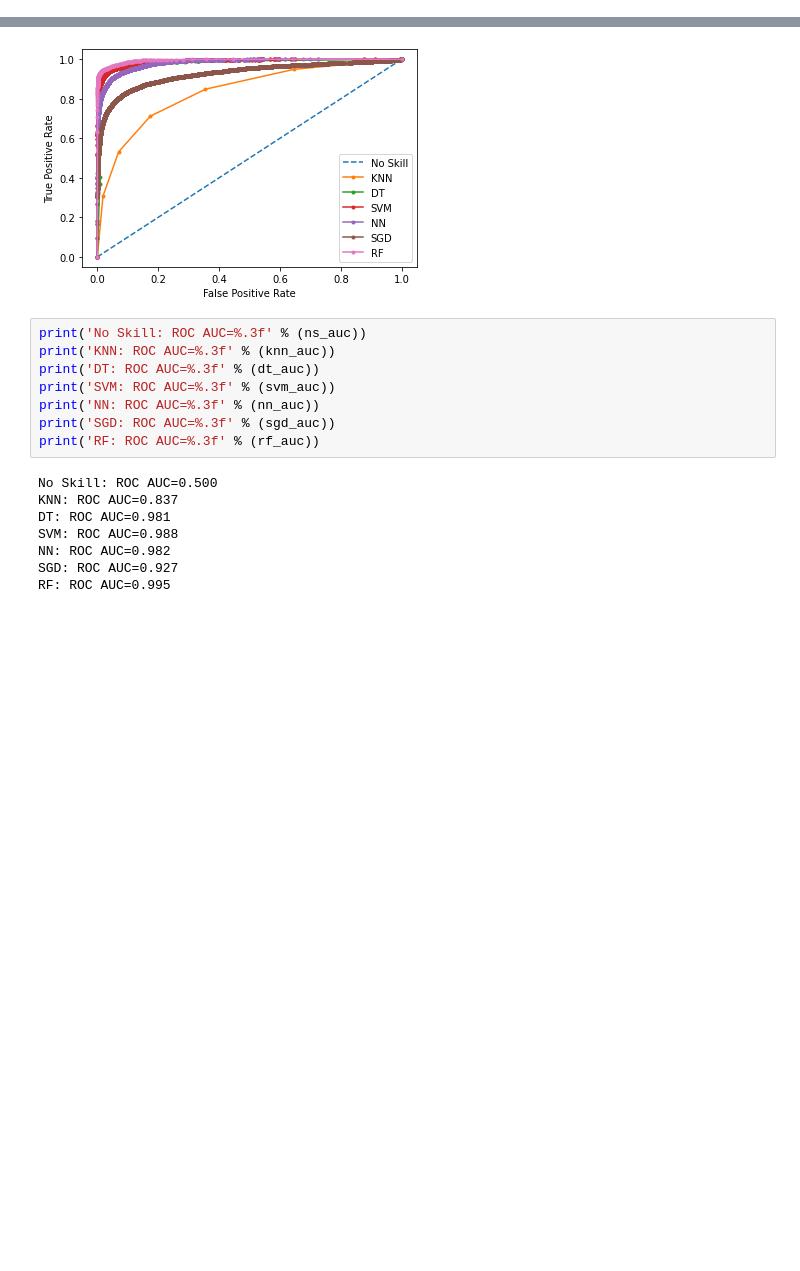
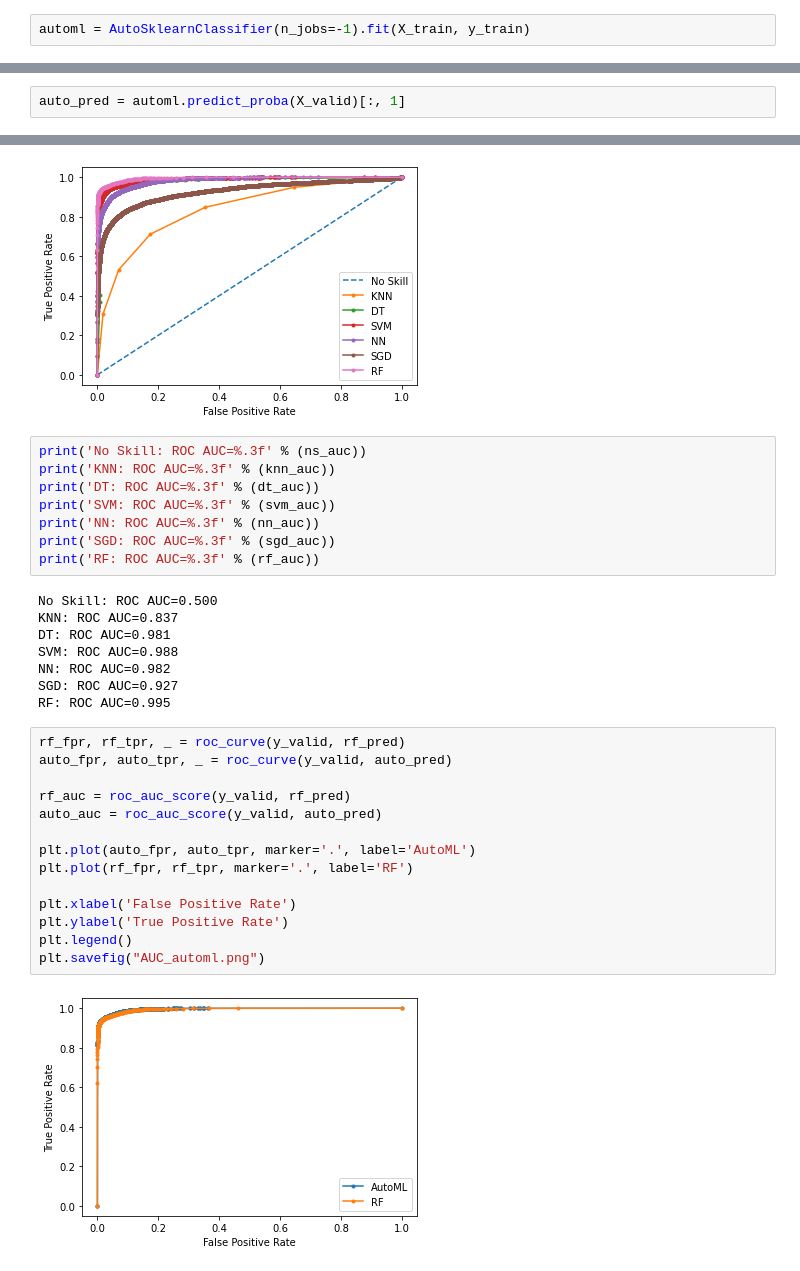
Before and after one commit to ivankras/CS582-MiniProject1, a Jupyter notebook: code/11_AUC.ipynb, the cells around one changed output, grey strips where cells are left out. Cells and saved outputs as stored; diff of their text form; blank space fills up the shorter version.

Commit message:
AUC all models complete, autoML vs best model WIP

```diff
--- a/code/11_AUC.ipynb
+++ b/code/11_AUC.ipynb
@@ -37,0 +37,2 @@ rf_pred = rf.predict_proba(X_valid)[:, 1]
+# %%
+automl = AutoSklearnClassifier(n_jobs=-1).fit(X_train, y_train)
@@ -38,3 +41,5 @@ rf_pred = rf.predict_proba(X_valid)[:, 1]
+# %%
+auto_pred = automl.predict_proba(X_valid)[:, 1]
 # %%
 ns_auc = roc_auc_score(y_valid, ns_probs)
 knn_auc = roc_auc_score(y_valid, knn_pred)
@@ -82,3 +91,19 @@ SVM: ROC AUC=0.988
 NN: ROC AUC=0.982
 SGD: ROC AUC=0.927
 RF: ROC AUC=0.995
+# %%
+rf_fpr, rf_tpr, _ = roc_curve(y_valid, rf_pred)
+auto_fpr, auto_tpr, _ = roc_curve(y_valid, auto_pred)
+
+rf_auc = roc_auc_score(y_valid, rf_pred)
+auto_auc = roc_auc_score(y_valid, auto_pred)
+
+plt.plot(auto_fpr, auto_tpr, marker='.', label='AutoML')
+plt.plot(rf_fpr, rf_tpr, marker='.', label='RF')
+
+plt.xlabel('False Positive Rate')
+plt.ylabel('True Positive Rate')
+plt.legend()
+plt.savefig("AUC_automl.png")
+# %% [output]
+[figure, added]
```
Also changed, not shown: parts of 8 cells of this notebook, 8 other files.
